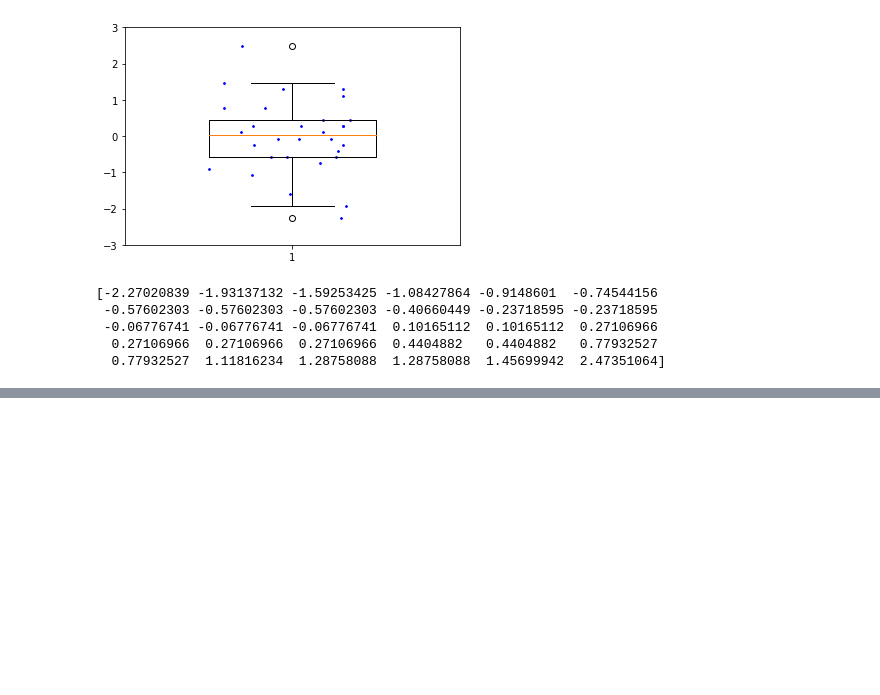
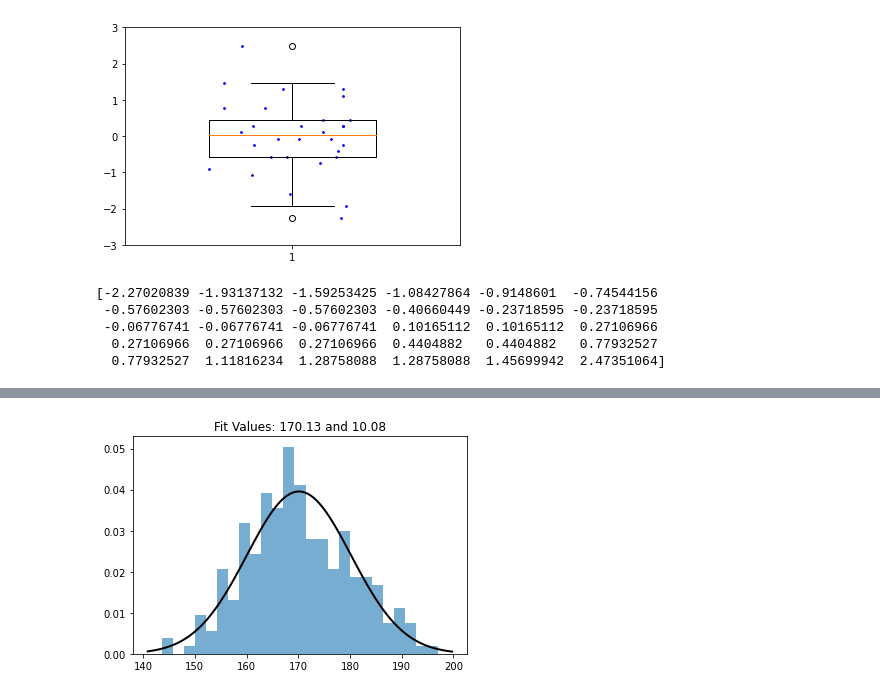
Before and after one commit to wdhappyk/basics-of-statistics, a Jupyter notebook: basics-of-statistics.ipynb, the cells around one changed output, grey strips where cells are left out. Drawn from its saved outputs; the diff is of its cells as text; code cells hidden in the pictures; blank space fills up the shorter version.

```diff
--- a/basics-of-statistics.ipynb
+++ b/basics-of-statistics.ipynb
@@ -182,0 +268,17 @@ print(stats.zscore(data))
+# %%
+data = np.random.normal(170, 10, 250)
+# %%
+mu, std = stats.norm.fit(data)
+plt.hist(data, bins=25, density=True, alpha=0.6)
+
+xmin, xmax = plt.xlim()
+x = np.linspace(xmin, xmax, 100)
+p = stats.norm.pdf(x, mu, std)
+
+plt.plot(x, p, "k", linewidth=2)
+title = "Fit Values: {:.2f} and {:.2f}".format(mu, std)
+plt.title(title)
+
+plt.show()
+# %% [output]
+[figure, added]
```
Also changed, not shown: parts of 23 cells of this notebook, 37 other files.
